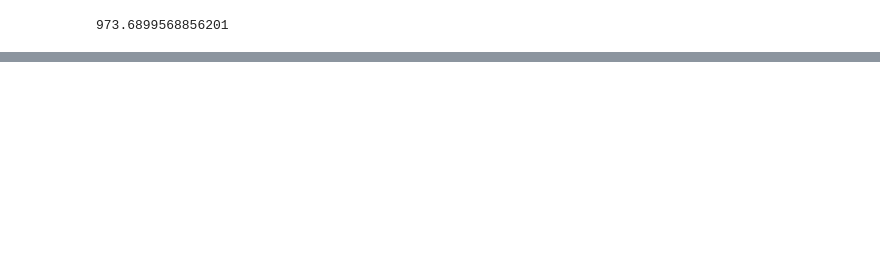
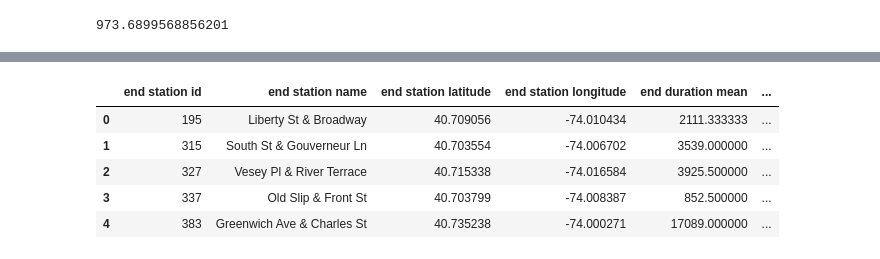
Before and after one commit to phenderson96/tableau-challenge, a Jupyter notebook: cleaning_data.ipynb, the cells around one changed output, grey strips where cells are left out. Cells and saved outputs as stored; diff of their text form; code cells hidden in the pictures; blank space fills up the shorter version.

```diff
--- a/cleaning_data.ipynb
+++ b/cleaning_data.ipynb
@@ -59,0 +255,9 @@ df_2020_cust = df_2020.loc[df_2020["usertype"]=="Customer"]
+# %%
+end_df.head()
+# %% [output]
+|  | end station id | end station name | end station latitude | end station longitude | end duration mean | ... |
+| 0 | 195 | Liberty St & Broadway | 40.709056 | -74.010434 | 2111.333333 | ... |
+| 1 | 315 | South St & Gouverneur Ln | 40.703554 | -74.006702 | 3539.000000 | ... |
+| 2 | 327 | Vesey Pl & River Terrace | 40.715338 | -74.016584 | 3925.500000 | ... |
+| 3 | 337 | Old Slip & Front St | 40.703799 | -74.008387 | 852.500000 | ... |
+| 4 | 383 | Greenwich Ave & Charles St | 40.735238 | -74.000271 | 17089.000000 | ... |
```
Also changed, not shown: parts of 23 cells of this notebook, 3 other files.
